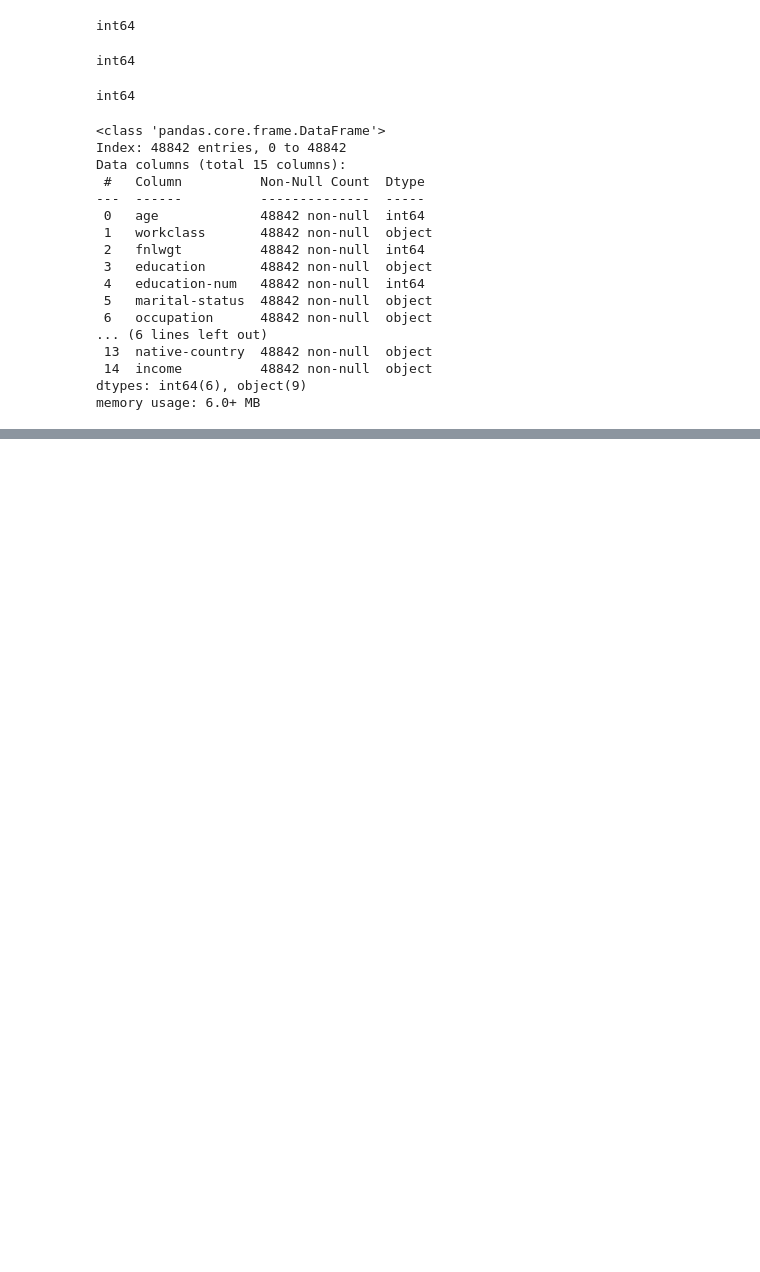
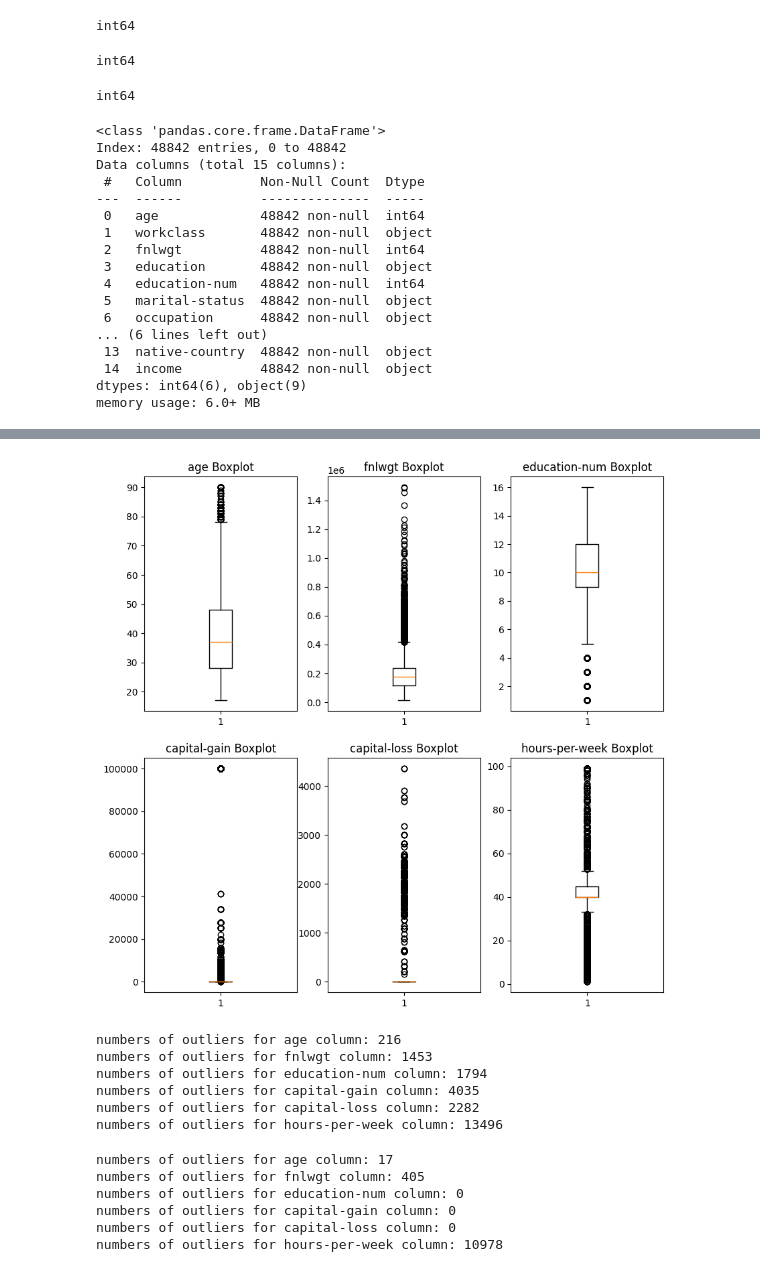
Before and after one commit to MarioCicalese/Fairness_datasmell_SE4AI, a Jupyter notebook: tidyAdult.ipynb, the cells around one changed output, grey strips where cells are left out. Saved outputs shown, nothing was run; the diff lists cells and outputs as text; code cells hidden in the pictures; blank space fills up the shorter version.

```diff
--- a/tidyAdult.ipynb
+++ b/tidyAdult.ipynb
@@ -156,6 +144,6 @@ Data columns (total 15 columns):
 dtypes: int64(6), object(9)
 memory usage: 6.0+ MB
 # %%
-int_columns = df_tidy.select_dtypes(include='int64')
+int_columns = df_tidy.select_dtypes(include='int64').columns
 print(int_columns)
 # %% [output]
@@ -214,4 +181,0 @@ df_minmax[['capital-gain', 'capital-loss', 'education-num', 'fnlwgt', 'hours-per
-# %%
-#df_minmax.info()
-df_tidy = df_minmax.copy()
-df_tidy.info()
@@ -235,0 +191,12 @@ memory usage: 6.0+ MB
+# %%
+#Verified wether there are still outlier values by employing boxplot
+fig, axs = plt.subplots(2, 3, figsize=(10, 10))
+
+for index,attribute in enumerate(int_columns):
+    row = index // 3
+    col = index % 3
+    axs[row,col].boxplot(df_tidy[attribute])
+    axs[row,col].set_title(attribute + ' Boxplot')
+plt.show()
+# %% [output]
+[figure, added]
@@ -235,0 +232,9 @@ memory usage: 6.0+ MB
+# %%
+outliers_count_all(int_columns)
+# %% [output]
+numbers of outliers for age column: 216
+numbers of outliers for fnlwgt column: 1453
+numbers of outliers for education-num column: 1794
+numbers of outliers for capital-gain column: 4035
+numbers of outliers for capital-loss column: 2282
+numbers of outliers for hours-per-week column: 13496
@@ -235,0 +248,10 @@ memory usage: 6.0+ MB
+# %%
+#for age column, the tool shown that there aren't outliers
+outliers_count_all(int_columns)
+# %% [output]
+numbers of outliers for age column: 17
+numbers of outliers for fnlwgt column: 405
+numbers of outliers for education-num column: 0
+numbers of outliers for capital-gain column: 0
+numbers of outliers for capital-loss column: 0
+numbers of outliers for hours-per-week column: 10978
```
Also changed, not shown: parts of 31 cells of this notebook, 1 other file.
